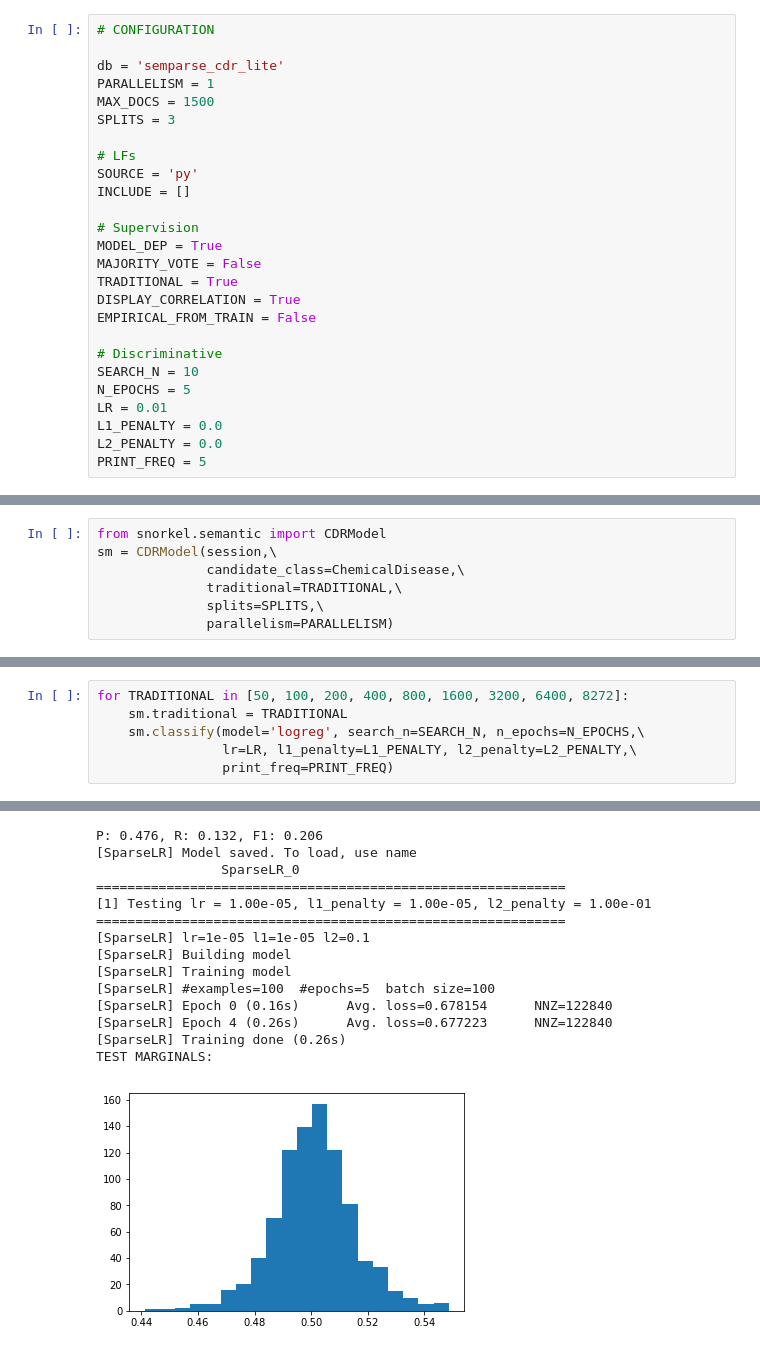
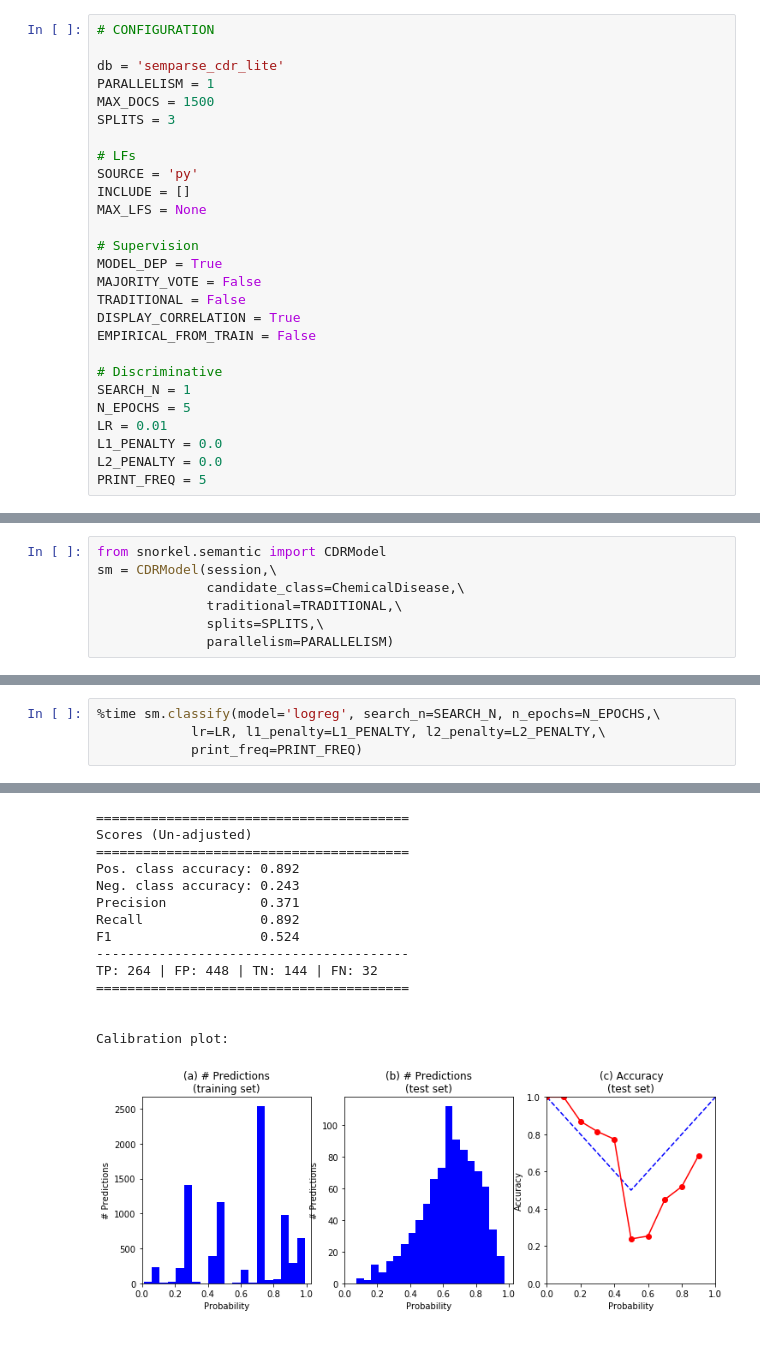
Before and after one commit to yayitswei/snorkel, a Jupyter notebook: tutorials/cdr/MetaLite_CDR.ipynb, the cells around one changed output, grey strips where cells are left out. Drawn from its saved outputs; the diff is of its cells as text.

```diff
--- a/tutorials/cdr/MetaLite_CDR.ipynb
+++ b/tutorials/cdr/MetaLite_CDR.ipynb
@@ -9,16 +9,17 @@ SPLITS = 3
 # LFs
 SOURCE = 'py'
 INCLUDE = []
+MAX_LFS = None
 
 # Supervision
 MODEL_DEP = True
 MAJORITY_VOTE = False
-TRADITIONAL = True
+TRADITIONAL = False
 DISPLAY_CORRELATION = True
 EMPIRICAL_FROM_TRAIN = False
 
 # Discriminative
-SEARCH_N = 10
+SEARCH_N = 1
 N_EPOCHS = 5
 LR = 0.01
 L1_PENALTY = 0.0
@@ -137,7 +90,5 @@ Wall time: 12min 39s
 # %%
-for TRADITIONAL in [50, 100, 200, 400, 800, 1600, 3200, 6400, 8272]:
-    sm.traditional = TRADITIONAL
-    sm.classify(model='logreg', search_n=SEARCH_N, n_epochs=N_EPOCHS,\
-                lr=LR, l1_penalty=L1_PENALTY, l2_penalty=L2_PENALTY,\
-                print_freq=PRINT_FREQ)
+%time sm.classify(model='logreg', search_n=SEARCH_N, n_epochs=N_EPOCHS,\
+            lr=LR, l1_penalty=L1_PENALTY, l2_penalty=L2_PENALTY,\
+            print_freq=PRINT_FREQ)
 # %% [output]
@@ -161,15 +106,15 @@ TEST MARGINALS:
-P: 0.476, R: 0.132, F1: 0.206
-[SparseLR] Model saved. To load, use name
-                SparseLR_0
-============================================================
-[1] Testing lr = 1.00e-05, l1_penalty = 1.00e-05, l2_penalty = 1.00e-01
-============================================================
-[SparseLR] lr=1e-05 l1=1e-05 l2=0.1
-[SparseLR] Building model
-[SparseLR] Training model
-[SparseLR] #examples=100  #epochs=5  batch size=100
-[SparseLR] Epoch 0 (0.16s)      Avg. loss=0.678154      NNZ=122840
-[SparseLR] Epoch 4 (0.26s)      Avg. loss=0.677223      NNZ=122840
-[SparseLR] Training done (0.26s)
-TEST MARGINALS:
+========================================
+Scores (Un-adjusted)
+========================================
+Pos. class accuracy: 0.892
+Neg. class accuracy: 0.243
+Precision            0.371
+Recall               0.892
+F1                   0.524
+----------------------------------------
+TP: 264 | FP: 448 | TN: 144 | FN: 32
+========================================
+
+
+Calibration plot:
-[figure, old version]
+[figure, new version]
```
Also changed, not shown: parts of 11 cells of this notebook, 2 other files.
